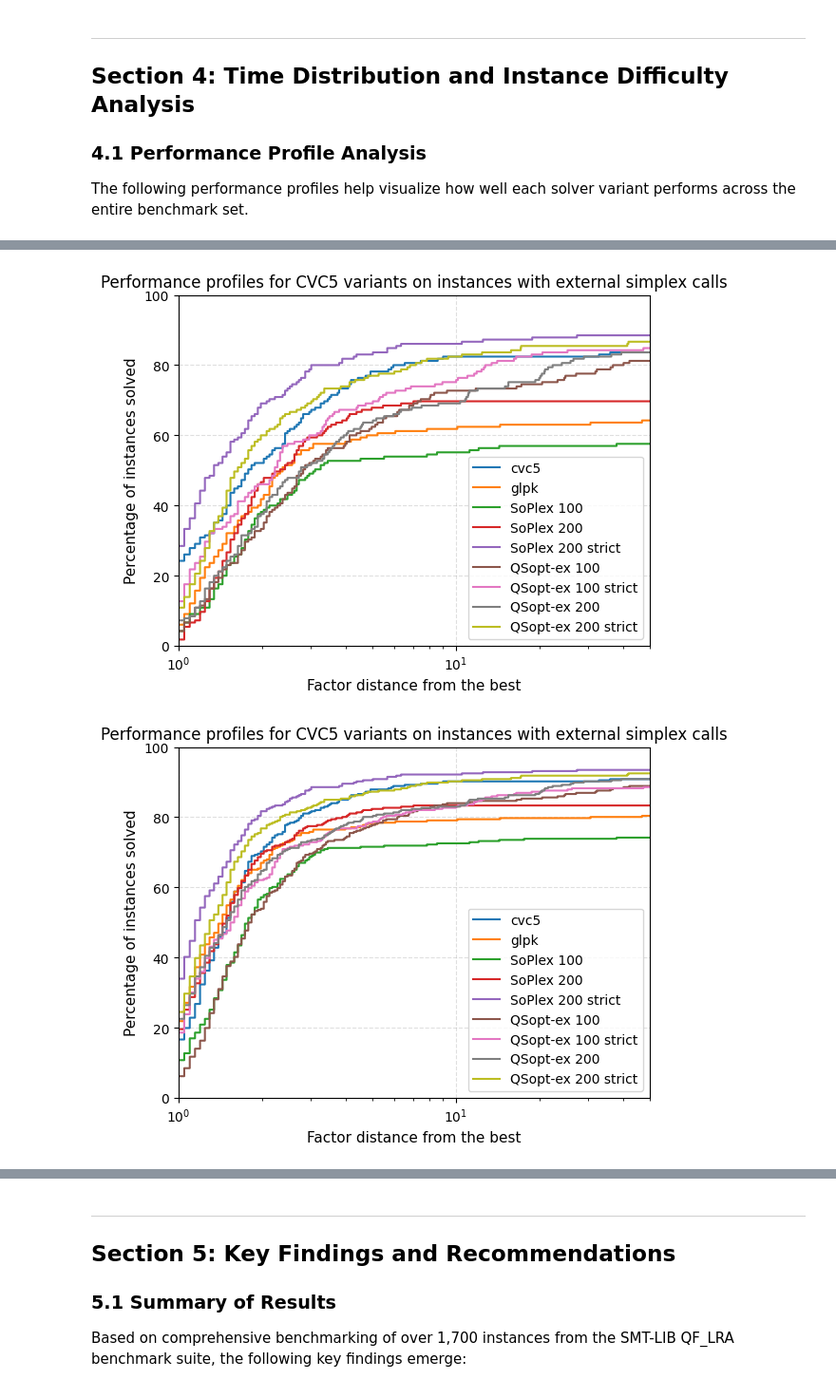
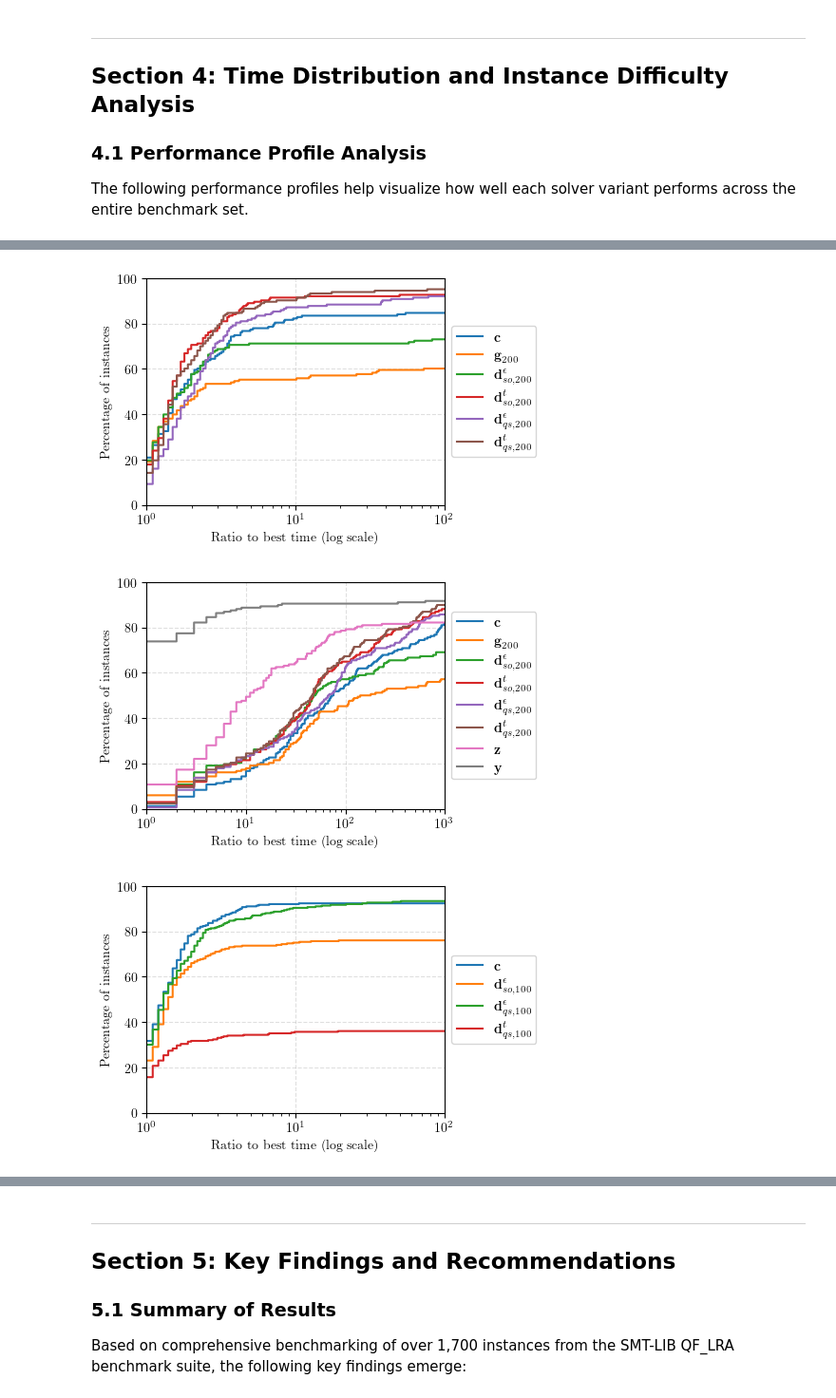
Before and after one commit to TendTo/dlinear, a Jupyter notebook: benchmarks/load_benchmarks.ipynb, the cells around one changed output, grey strips where cells are left out. Shown at 95% size. Cells and saved outputs as stored; diff of their text form; code cells hidden in the pictures.

```diff
--- a/benchmarks/load_benchmarks.ipynb
+++ b/benchmarks/load_benchmarks.ipynb
@@ -40,7 +40,7 @@ from utils import (
     QSOPTEX,
 )
 # %%
-DROP_UNSOLVED = True
+DROP_UNSOLVED = False
 # %%
 all_instances = pd.read_csv("../instances.csv").set_index("file")
 instances_100 = pd.read_csv("../100_instances.csv").set_index("file")
@@ -291,8 +290,8 @@ md(get_tot_results_compare(SolverResult(soplex_i100, "SoPlex", "S"), SolverResul
 # %%
-glpk = pd.read_csv("../glpk_i200.csv").dropna(subset=["resultG"]).set_index("file")
-glpk = glpk[glpk["resultG"].isin(["sat", "unsat"])] if DROP_UNSOLVED else glpk
-glpk["options::pivots"] = 200
-md(get_tot_results_compare(SolverResult(soplex_i100, "SoPlex", "S"), SolverResult(glpk, "GLPK", "G")))
+glpk_200 = pd.read_csv("../glpk_i200.csv").dropna(subset=["resultG"]).set_index("file")
+glpk_200 = glpk_200[glpk_200["resultG"].isin(["sat", "unsat"])] if DROP_UNSOLVED else glpk_200
+glpk_200["options::pivots"] = 200
+md(get_tot_results_compare(SolverResult(soplex_i100, "SoPlex", "S"), SolverResult(glpk_200, "GLPK", "G")))
 # %% [output]
 
 #### GLPK comparison with SoPlex
@@ -911,27 +989,52 @@ Difficulty analysis on instances with external simplex calls (except for baselin
+# %%
+import matplotlib.pyplot as plt
+plt.rcParams.update(
+    {
+        "text.usetex": True,
+        "font.size": 10,
+        "axes.titlesize": 12,
+        "axes.labelsize": 10,
+        "legend.fontsize": 10,
+        "xtick.labelsize": 10,
+        "ytick.labelsize": 10,
+        "font.family": "serif",
+        "font.serif": ["Times New Roman"],
+        "figure.figsize": (12.19826 / 2.54, 8.0 / 2.54),  # Convert from cm to inches
+    }
+)
 # %%
 ax, fig = plot_performance_profiles(
     *external_200_cvc5_variants_results,
     accepted_results=["sat", "unsat"],
     result_cols="result",
     metric_cols="time",
-    max_tau=50,
-    # metric_add=0.001,
-    title="Performance profiles for CVC5 variants on instances with external simplex calls over 200 pivots",
+    max_tau=100,
 )
+ax.figure.savefig("/home/campus.ncl.ac.uk/c3054737/Programming/phd/dlinear-paper/img/pp_200_cvc5.pgf", dpi=300)
 # %% [output]
-[figure, old version]
+[figure, new version]
+# %%
+ax, fig = plot_performance_profiles(
+    *external_200_profile_results,
+    accepted_results=["sat", "unsat"],
+    result_cols="result",
+    metric_cols="time",
+    max_tau=1000,
+)
+ax.figure.savefig("/home/campus.ncl.ac.uk/c3054737/Programming/phd/dlinear-paper/img/pp_200_all.pgf", dpi=300)
+# %% [output]
+[figure, added]
 # %%
 ax, fig = plot_performance_profiles(
     *external_100_cvc5_variants_results,
     accepted_results=["sat", "unsat"],
     result_cols="result",
     metric_cols="time",
-    max_tau=50,
-    # metric_add=0.001,
-    title="Performance profiles for CVC5 variants on instances with external simplex calls",
+    max_tau=100,
 )
+ax.figure.savefig("/home/campus.ncl.ac.uk/c3054737/Programming/phd/dlinear-paper/img/pp_100_cvc5.pgf", dpi=300)
 # %% [output]
-[figure, old version]
+[figure, new version]
 # %%
 ax, fig = plot_performance_profiles(
     *external_100_profile_results,
```
Also changed, not shown: parts of 36 cells of this notebook.
